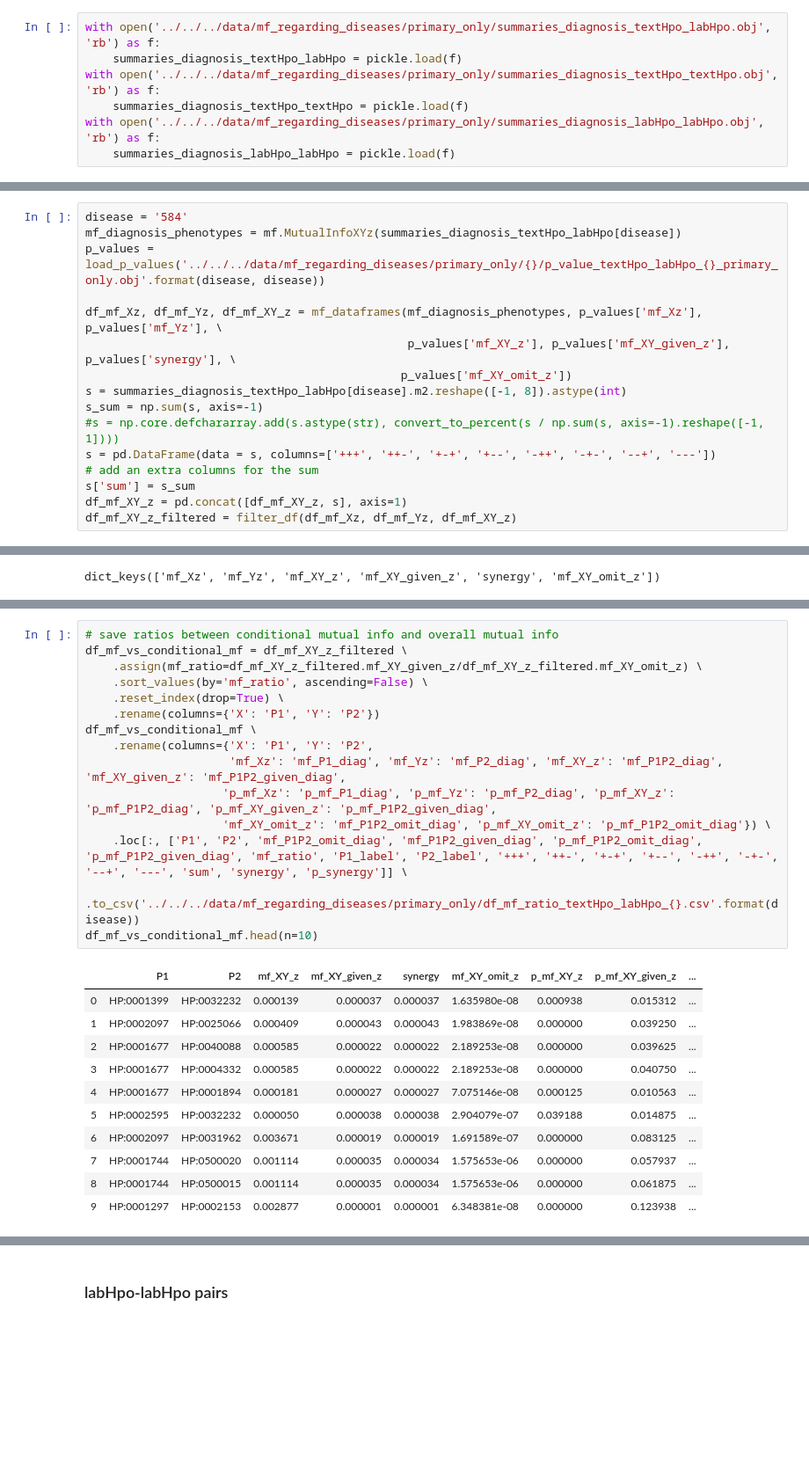
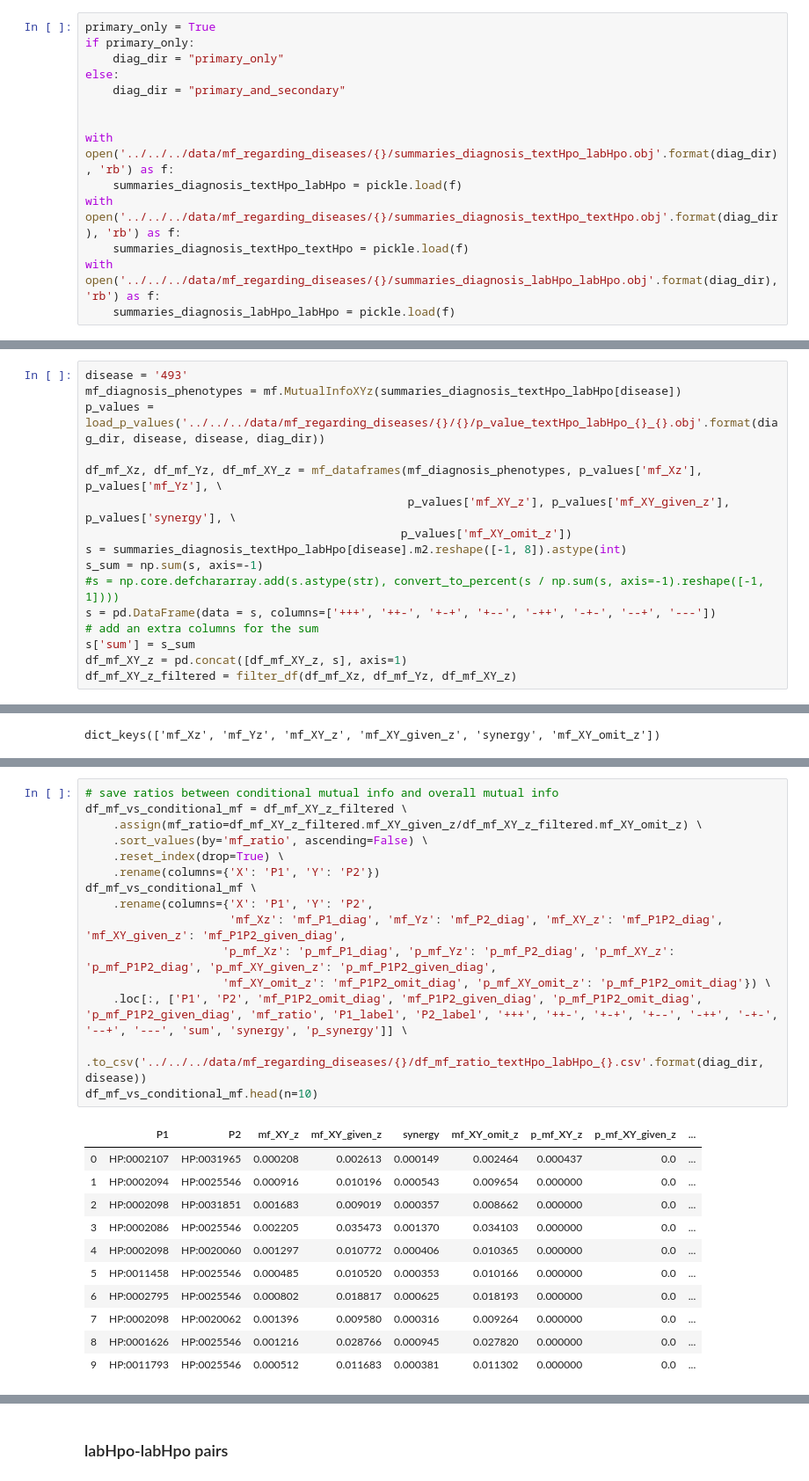
Before and after one commit to TheJacksonLaboratory/MIMIC_HPO, a Jupyter notebook: src/main/notebooks/interpretation.ipynb, the cells around one changed output, grey strips where cells are left out. Shown at 88% size. Cells and saved outputs as stored; diff of their text form; blank space fills up the shorter version.

```diff
--- a/src/main/notebooks/interpretation.ipynb
+++ b/src/main/notebooks/interpretation.ipynb
@@ -221,11 +226,18 @@ def load_p_values(path):
 
 convert_to_percent = np.vectorize(lambda x: ' {:.2f}%'.format(x * 100))
 # %%
-with open('../../../data/mf_regarding_diseases/primary_only/summaries_diagnosis_textHpo_labHpo.obj', 'rb') as f:
+primary_only = True
+if primary_only:
+    diag_dir = "primary_only"
+else:
+    diag_dir = "primary_and_secondary"
+
+
+with open('../../../data/mf_regarding_diseases/{}/summaries_diagnosis_textHpo_labHpo.obj'.format(diag_dir), 'rb') as f:
     summaries_diagnosis_textHpo_labHpo = pickle.load(f)
-with open('../../../data/mf_regarding_diseases/primary_only/summaries_diagnosis_textHpo_textHpo.obj', 'rb') as f:
+with open('../../../data/mf_regarding_diseases/{}/summaries_diagnosis_textHpo_textHpo.obj'.format(diag_dir), 'rb') as f:
     summaries_diagnosis_textHpo_textHpo = pickle.load(f)
-with open('../../../data/mf_regarding_diseases/primary_only/summaries_diagnosis_labHpo_labHpo.obj', 'rb') as f:
+with open('../../../data/mf_regarding_diseases/{}/summaries_diagnosis_labHpo_labHpo.obj'.format(diag_dir), 'rb') as f:
     summaries_diagnosis_labHpo_labHpo = pickle.load(f)
 # %%
 summaries_diagnosis_textHpo_labHpo.keys()
@@ -234,9 +246,9 @@ dict_keys(['428', '584', '038'])
 # %% [markdown]
 ### textHpo-labHpo pairs
 # %%
-disease = '584'
+disease = '493'
 mf_diagnosis_phenotypes = mf.MutualInfoXYz(summaries_diagnosis_textHpo_labHpo[disease])
-p_values = load_p_values('../../../data/mf_regarding_diseases/primary_only/{}/p_value_textHpo_labHpo_{}_primary_only.obj'.format(disease, disease))
+p_values = load_p_values('../../../data/mf_regarding_diseases/{}/{}/p_value_textHpo_labHpo_{}_{}.obj'.format(diag_dir, disease, disease, diag_dir))
 
 df_mf_Xz, df_mf_Yz, df_mf_XY_z = mf_dataframes(mf_diagnosis_phenotypes, p_values['mf_Xz'], p_values['mf_Yz'], \
                                                p_values['mf_XY_z'], p_values['mf_XY_given_z'], p_values['synergy'], \
@@ -310,30 +324,30 @@ df_mf_XY_z_filtered.rename(columns={'X':'P1', 'Y': 'P2'}) \
 # %%
 # save ratios between conditional mutual info and overall mutual info
 df_mf_vs_conditional_mf = df_mf_XY_z_filtered \
     .assign(mf_ratio=df_mf_XY_z_filtered.mf_XY_given_z/df_mf_XY_z_filtered.mf_XY_omit_z) \
     .sort_values(by='mf_ratio', ascending=False) \
     .reset_index(drop=True) \
     .rename(columns={'X': 'P1', 'Y': 'P2'})
 df_mf_vs_conditional_mf \
     .rename(columns={'X': 'P1', 'Y': 'P2',
                      'mf_Xz': 'mf_P1_diag', 'mf_Yz': 'mf_P2_diag', 'mf_XY_z': 'mf_P1P2_diag', 'mf_XY_given_z': 'mf_P1P2_given_diag',
                     'p_mf_Xz': 'p_mf_P1_diag', 'p_mf_Yz': 'p_mf_P2_diag', 'p_mf_XY_z': 'p_mf_P1P2_diag', 'p_mf_XY_given_z': 'p_mf_P1P2_given_diag',
                     'mf_XY_omit_z': 'mf_P1P2_omit_diag', 'p_mf_XY_omit_z': 'p_mf_P1P2_omit_diag'}) \
     .loc[:, ['P1', 'P2', 'mf_P1P2_omit_diag', 'mf_P1P2_given_diag', 'p_mf_P1P2_omit_diag', 'p_mf_P1P2_given_diag', 'mf_ratio', 'P1_label', 'P2_label', '+++', '++-', '+-+', '+--', '-++', '-+-', '--+', '---', 'sum', 'synergy', 'p_synergy']] \
-    .to_csv('../../../data/mf_regarding_diseases/primary_only/df_mf_ratio_textHpo_labHpo_{}.csv'.format(disease))
+    .to_csv('../../../data/mf_regarding_diseases/{}/df_mf_ratio_textHpo_labHpo_{}.csv'.format(diag_dir, disease))
 df_mf_vs_conditional_mf.head(n=10)
 # %% [output]
 |  | P1 | P2 | mf_XY_z | mf_XY_given_z | synergy | mf_XY_omit_z | p_mf_XY_z | p_mf_XY_given_z | ... |
-| 0 | HP:0001399 | HP:0032232 | 0.000139 | 0.000037 | 0.000037 | 1.635980e-08 | 0.000938 | 0.015312 | ... |
-| 1 | HP:0002097 | HP:0025066 | 0.000409 | 0.000043 | 0.000043 | 1.983869e-08 | 0.000000 | 0.039250 | ... |
-| 2 | HP:0001677 | HP:0040088 | 0.000585 | 0.000022 | 0.000022 | 2.189253e-08 | 0.000000 | 0.039625 | ... |
-| 3 | HP:0001677 | HP:0004332 | 0.000585 | 0.000022 | 0.000022 | 2.189253e-08 | 0.000000 | 0.040750 | ... |
-| 4 | HP:0001677 | HP:0001894 | 0.000181 | 0.000027 | 0.000027 | 7.075146e-08 | 0.000125 | 0.010563 | ... |
-| 5 | HP:0002595 | HP:0032232 | 0.000050 | 0.000038 | 0.000038 | 2.904079e-07 | 0.039188 | 0.014875 | ... |
-| 6 | HP:0002097 | HP:0031962 | 0.003671 | 0.000019 | 0.000019 | 1.691589e-07 | 0.000000 | 0.083125 | ... |
-| 7 | HP:0001744 | HP:0500020 | 0.001114 | 0.000035 | 0.000034 | 1.575653e-06 | 0.000000 | 0.057937 | ... |
-| 8 | HP:0001744 | HP:0500015 | 0.001114 | 0.000035 | 0.000034 | 1.575653e-06 | 0.000000 | 0.061875 | ... |
-| 9 | HP:0001297 | HP:0002153 | 0.002877 | 0.000001 | 0.000001 | 6.348381e-08 | 0.000000 | 0.123938 | ... |
+| 0 | HP:0002107 | HP:0031965 | 0.000208 | 0.002613 | 0.000149 | 0.002464 | 0.000437 | 0.0 | ... |
+| 1 | HP:0002094 | HP:0025546 | 0.000916 | 0.010196 | 0.000543 | 0.009654 | 0.000000 | 0.0 | ... |
+| 2 | HP:0002098 | HP:0031851 | 0.001683 | 0.009019 | 0.000357 | 0.008662 | 0.000000 | 0.0 | ... |
+| 3 | HP:0002086 | HP:0025546 | 0.002205 | 0.035473 | 0.001370 | 0.034103 | 0.000000 | 0.0 | ... |
+| 4 | HP:0002098 | HP:0020060 | 0.001297 | 0.010772 | 0.000406 | 0.010365 | 0.000000 | 0.0 | ... |
+| 5 | HP:0011458 | HP:0025546 | 0.000485 | 0.010520 | 0.000353 | 0.010166 | 0.000000 | 0.0 | ... |
+| 6 | HP:0002795 | HP:0025546 | 0.000802 | 0.018817 | 0.000625 | 0.018193 | 0.000000 | 0.0 | ... |
+| 7 | HP:0002098 | HP:0020062 | 0.001396 | 0.009580 | 0.000316 | 0.009264 | 0.000000 | 0.0 | ... |
+| 8 | HP:0001626 | HP:0025546 | 0.001216 | 0.028766 | 0.000945 | 0.027820 | 0.000000 | 0.0 | ... |
+| 9 | HP:0011793 | HP:0025546 | 0.000512 | 0.011683 | 0.000381 | 0.011302 | 0.000000 | 0.0 | ... |
 10 rows × 26 columns
 # %%
 percentile = 0.01
```
Also changed, not shown: parts of 47 cells of this notebook, 1 other file.
